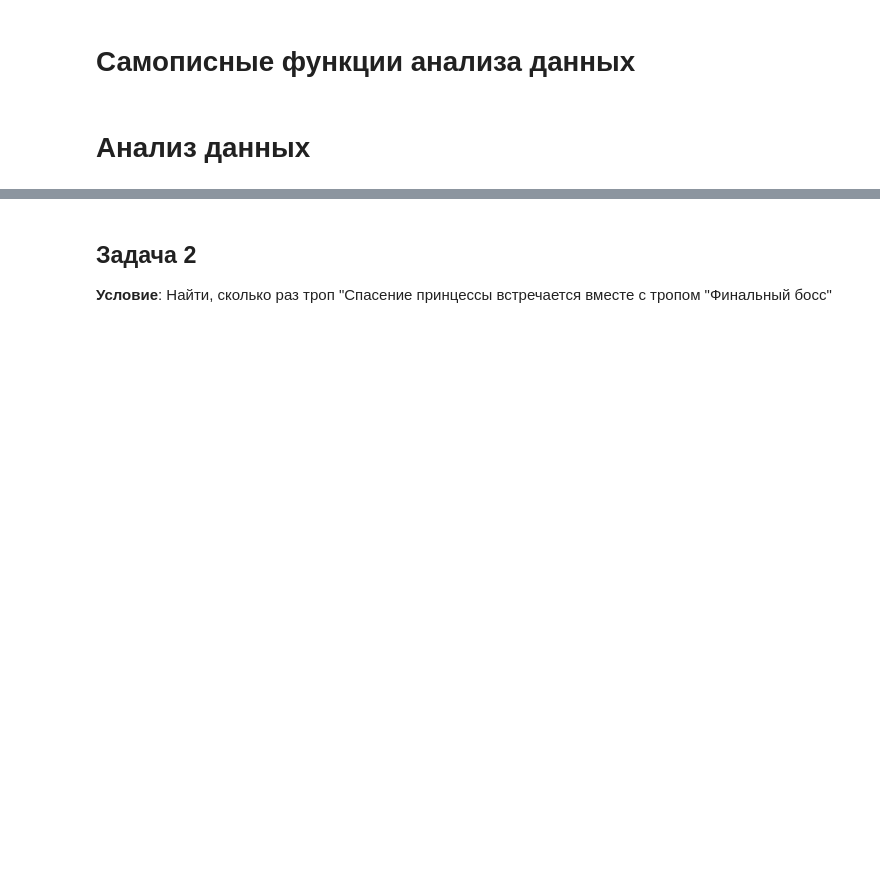
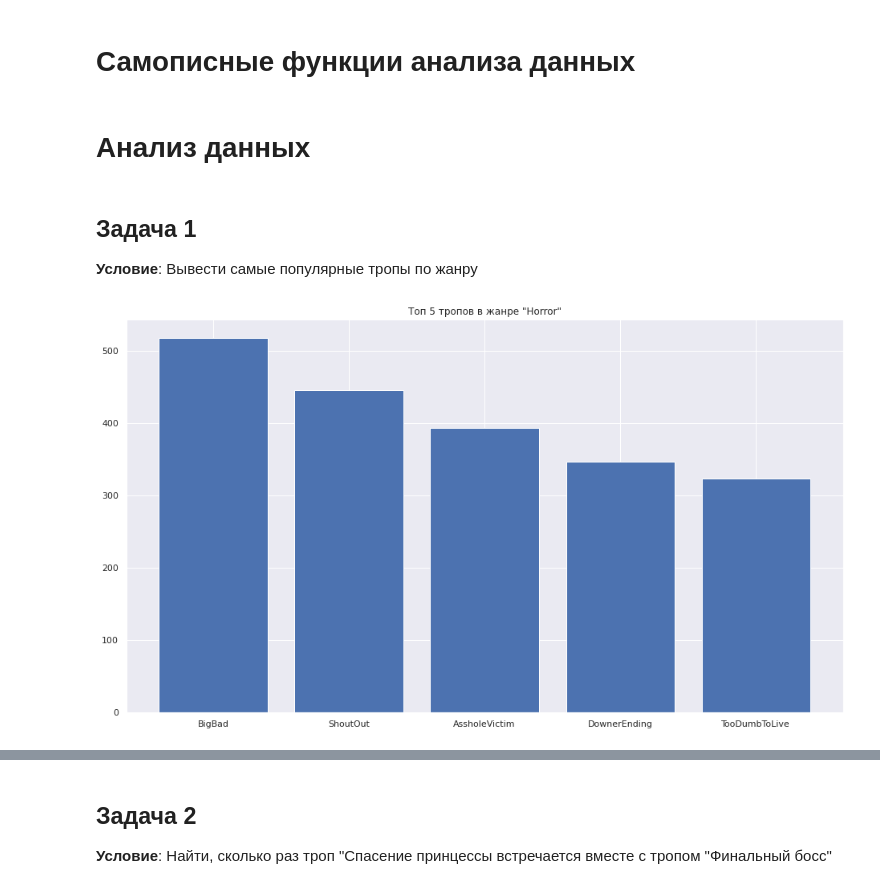
Before and after one commit to MkSerdyuk/Tropes_Analizer, a Jupyter notebook: tropes_analizer.ipynb, the cells around one changed output, grey strips where cells are left out. Saved outputs shown, nothing was run; the diff lists cells and outputs as text; code cells hidden in the pictures; blank space fills up the shorter version.

```diff
--- a/tropes_analizer.ipynb
+++ b/tropes_analizer.ipynb
@@ -95,2 +110,28 @@ def visualize_preiod(df, year_start, year_end, n:int):
+# %%
+def top_tropes_by_genre(df, genre, n: int):
+    trope_counter = Counter()
+    genre_tropes = df.loc[df.imdb_genres.str.contains(genre)].tropes_list
+    trope_counter.update(chain(*genre_tropes))
+    return trope_counter.most_common(n)
+# %%
+def visualize_top_tropes_by_genre(df, genre, n: int):
+  fig, ax = plt.subplots(figsize=(16,9))
+  tropes = top_tropes_by_genre(df, genre, n)
+  X = []
+  Y = []
+  for name, count in tropes:
+    X.append(name)
+    Y.append(count)
+  plt.bar(X,Y)
+  plt.title(f"Топ {n} тропов в жанре \"{genre}\"")
+  plt.show
 # %% [markdown]
 # Анализ данных
+# %% [markdown]
+## Задача 1
+
+**Условие**: Вывести самые популярные тропы по жанру
+# %%
+visualize_top_tropes_by_genre(df, "Horror", 5)
+# %% [output]
+[figure, added]
```
Also changed, not shown: parts of 25 cells of this notebook.
